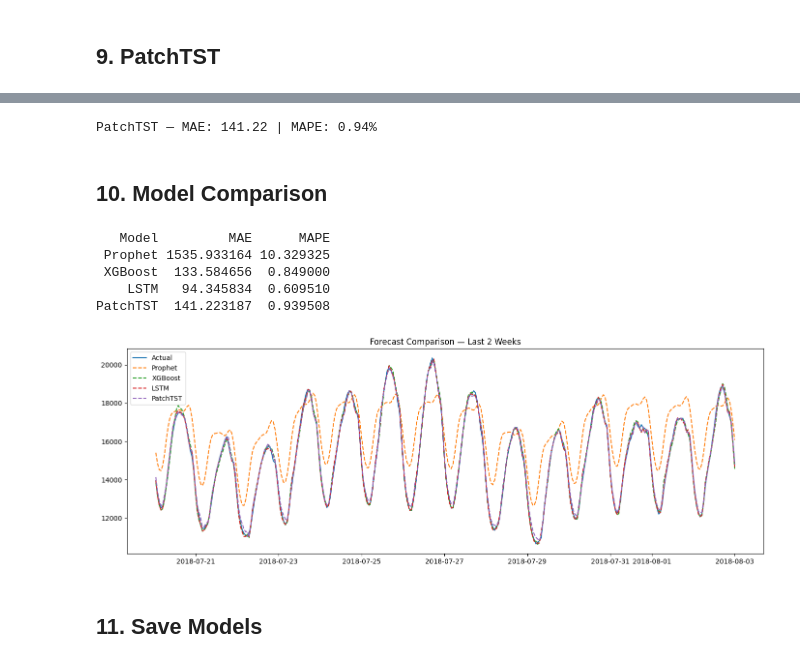
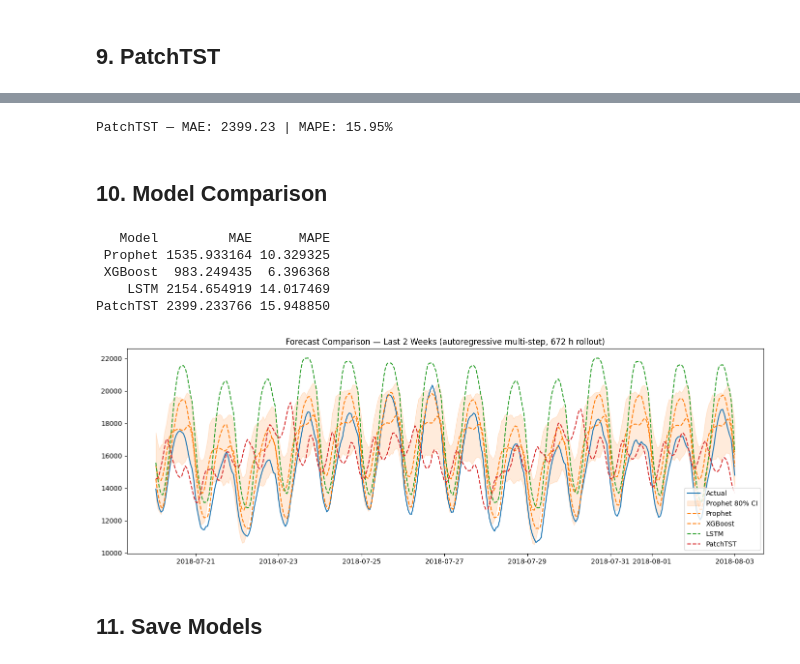
Before and after one commit to lele25896/Energy-Consumption-Forecasting, a Jupyter notebook: energy_forecasting.ipynb, the cells around one changed output, grey strips where cells are left out. Drawn from its saved outputs; the diff is of its cells as text; code cells hidden in the pictures.

```diff
--- a/energy_forecasting.ipynb
+++ b/energy_forecasting.ipynb
@@ -89,7 +89,10 @@ m.fit(prophet_train)
 future = m.make_future_dataframe(periods=test_size, freq='h')
 forecast = m.predict(future)
 
-prophet_pred = forecast['yhat'].iloc[-test_size:].values
+prophet_pred  = forecast['yhat'].iloc[-test_size:].values
+prophet_lower = forecast['yhat_lower'].iloc[-test_size:].values
+prophet_upper = forecast['yhat_upper'].iloc[-test_size:].values
+
 prophet_mae  = mean_absolute_error(test['energy'], prophet_pred)
 prophet_mape = np.mean(np.abs((test['energy'].values - prophet_pred) / test['energy'].values)) * 100
 print(f'Prophet - MAE: {prophet_mae:.2f} | MAPE: {prophet_mape:.2f}%')
@@ -361,13 +413,9 @@ Epoch 50/50 | Loss: 0.004741
 # %%
-patchtst.eval()
-preds_tst = []
-with torch.no_grad():
-    for x_batch, _ in test_loader:
-        preds_tst.append(patchtst(x_batch.to(DEVICE)).cpu().numpy())
-
-patchtst_pred_scaled = np.concatenate(preds_tst).reshape(-1, 1)
-patchtst_pred = energy_scaler.inverse_transform(patchtst_pred_scaled).flatten()
 y_test_patchtst = test['energy'].values
+patchtst_pred = autoregressive_seq(
+    patchtst, energy_scaler, train, test,
+    seq_len=getattr(patchtst, '_seq_len', SEQ_LEN)
+)
 
 assert len(patchtst_pred) == len(y_test_patchtst), \
     f'Length mismatch: {len(patchtst_pred)} vs {len(y_test_patchtst)}'
@@ -376,36 +424,39 @@ patchtst_mae  = mean_absolute_error(y_test_patchtst, patchtst_pred)
 patchtst_mape = np.mean(np.abs((y_test_patchtst - patchtst_pred) / y_test_patchtst)) * 100
 print(f'PatchTST — MAE: {patchtst_mae:.2f} | MAPE: {patchtst_mape:.2f}%')
 # %% [output]
-PatchTST — MAE: 141.22 | MAPE: 0.94%
+PatchTST — MAE: 2399.23 | MAPE: 15.95%
 # %% [markdown]
 ## 10. Model Comparison
 # %%
 results = pd.DataFrame({
     'Model': ['Prophet', 'XGBoost', 'LSTM', 'PatchTST'],
     'MAE':   [prophet_mae, xgb_mae, lstm_mae, patchtst_mae],
     'MAPE':  [prophet_mape, xgb_mape, lstm_mape, patchtst_mape]
 })
 print(results.to_string(index=False))
 
 plot_n = 24 * 14
+idx = test.index[-plot_n:]
 plt.figure(figsize=(14, 5))
-plt.plot(test.index[-plot_n:], test['energy'].values[-plot_n:],  label='Actual',   linewidth=1.5)
-plt.plot(test.index[-plot_n:], prophet_pred[-plot_n:],           label='Prophet',   linestyle='--')
-plt.plot(test.index[-plot_n:], xgb_pred[-plot_n:],              label='XGBoost',   linestyle='--')
-plt.plot(test.index[-plot_n:], lstm_pred[-plot_n:],             label='LSTM',      linestyle='--')
-plt.plot(test.index[-plot_n:], patchtst_pred[-plot_n:],         label='PatchTST',  linestyle='--')
+plt.plot(idx, test['energy'].values[-plot_n:],  label='Actual',   linewidth=1.5)
+plt.fill_between(idx, prophet_lower[-plot_n:], prophet_upper[-plot_n:],
+                 alpha=0.15, color='C1', label='Prophet 80% CI')
+plt.plot(idx, prophet_pred[-plot_n:],  label='Prophet',  linestyle='--', color='C1')
+plt.plot(idx, xgb_pred[-plot_n:],     label='XGBoost',  linestyle='--')
+plt.plot(idx, lstm_pred[-plot_n:],    label='LSTM',      linestyle='--')
+plt.plot(idx, patchtst_pred[-plot_n:],label='PatchTST', linestyle='--')
 plt.legend()
-plt.title('Forecast Comparison — Last 2 Weeks')
+plt.title('Forecast Comparison — Last 2 Weeks (autoregressive multi-step, 672 h rollout)')
 plt.tight_layout()
 plt.savefig('forecast_comparison.png', dpi=150)
 plt.show()
 # %% [output]
    Model         MAE      MAPE
  Prophet 1535.933164 10.329325
- XGBoost  133.584656  0.849000
-    LSTM   94.345834  0.609510
-PatchTST  141.223187  0.939508
+ XGBoost  983.249435  6.396368
+    LSTM 2154.654919 14.017469
+PatchTST 2399.233766 15.948850
-[figure, old version]
+[figure, new version]
 # %% [markdown]
 ## 11. Save Models
 # %%
```
Also changed, not shown: parts of 9 cells of this notebook, 7 other files.
